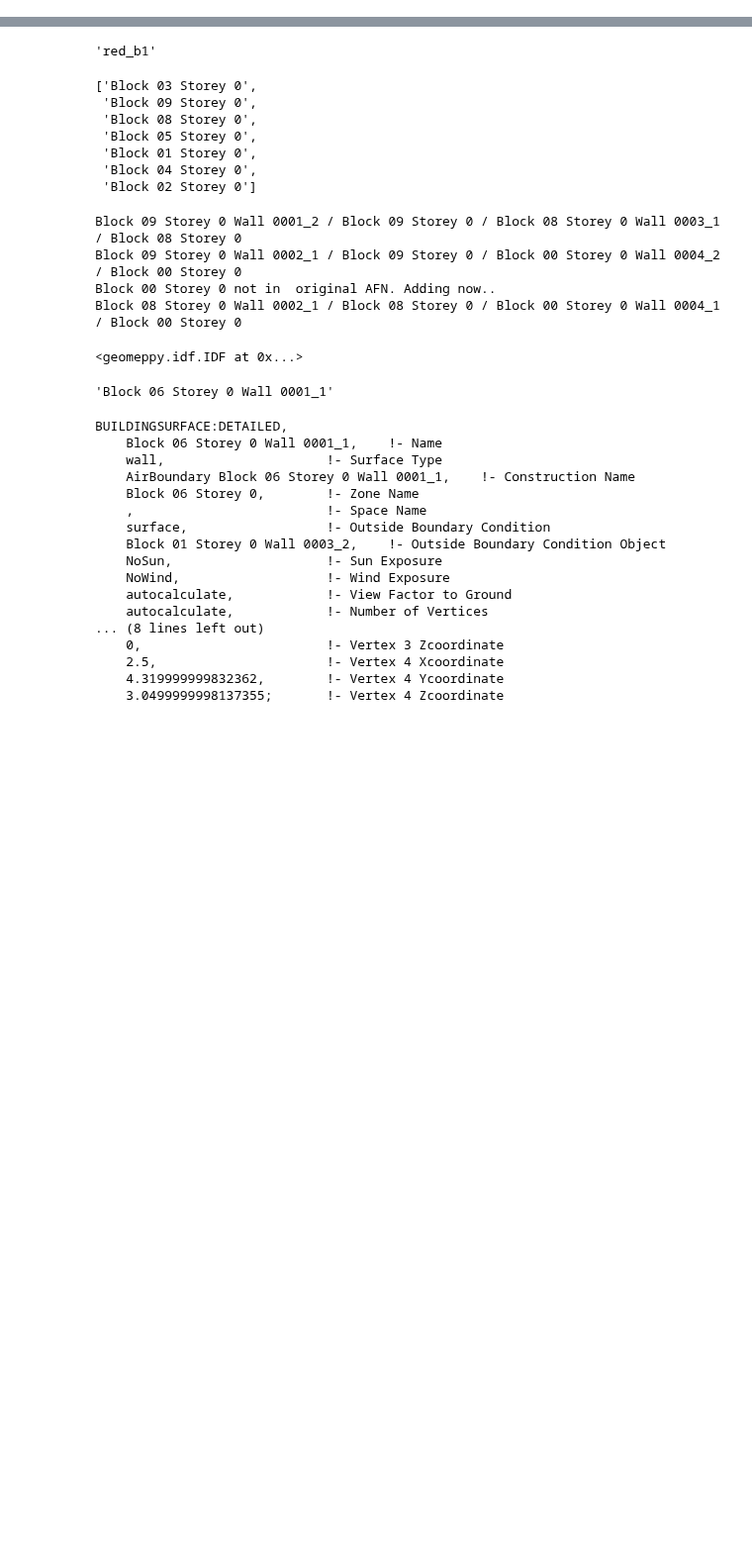
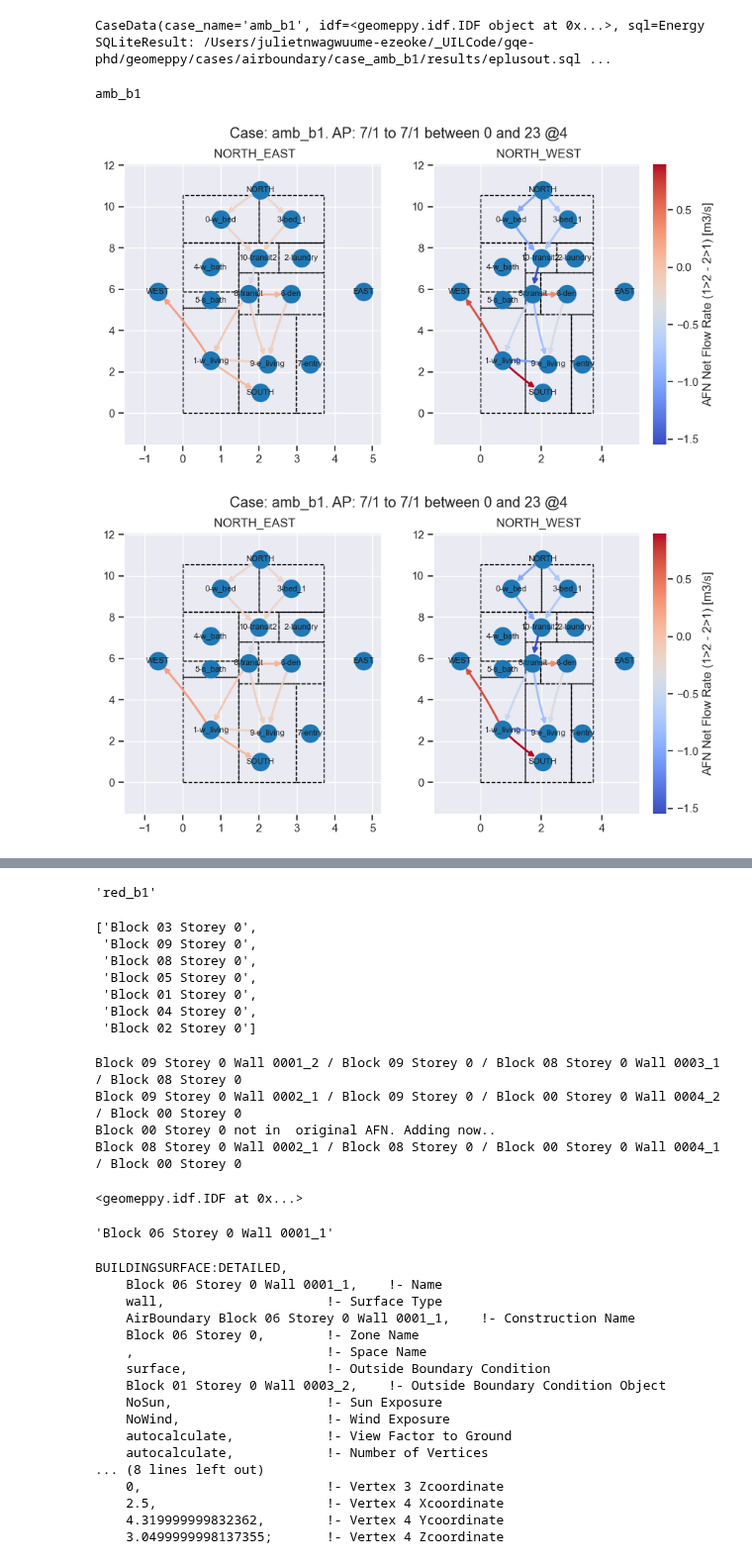
Before and after one commit to juliet29/plan2EPlus, a Jupyter notebook: _notebooks/t05_svg2plan.ipynb, the cells around one changed output, grey strips where cells are left out. Shown at 99% size. Drawn from its saved outputs; the diff is of its cells as text; code cells hidden in the pictures; blank space fills up the shorter version.

Commit message:
airboundary networks

```diff
--- a/_notebooks/t05_svg2plan.ipynb
+++ b/_notebooks/t05_svg2plan.ipynb
@@ -96,0 +39,17 @@ True
+# %%
+# create_cases(AIRBOUNDARY_FOLDER)
+
+
+
+qois = get_qois()
+cases = retrieve_cases(AIRBOUNDARY_FOLDER)
+sc = cases[0]
+sc
+# %% [output]
+CaseData(case_name='amb_b1', idf=<geomeppy.idf.IDF object at 0x...>, sql=Energy SQLiteResult: /Users/julietnwagwuume-ezeoke/_UILCode/gqe-phd/geomeppy/cases/airboundary/case_amb_b1/results/eplusout.sql ...
+# %%
+create_data_on_network_fig_facet_winddir(cases, sc)
+# %% [output]
+amb_b1
+[figure, added]
+[figure, added]
```
Also changed, not shown: parts of 16 cells of this notebook, 9 other files.
